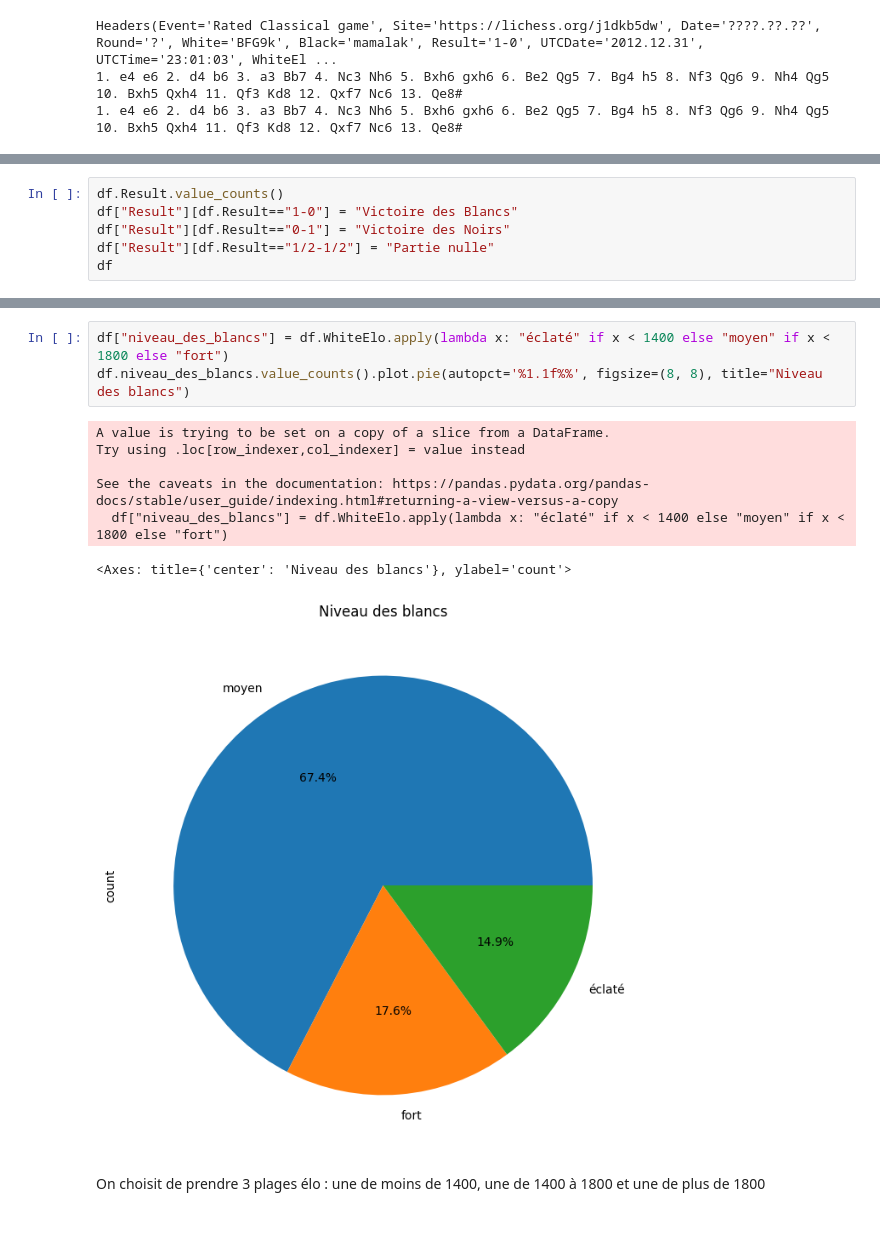
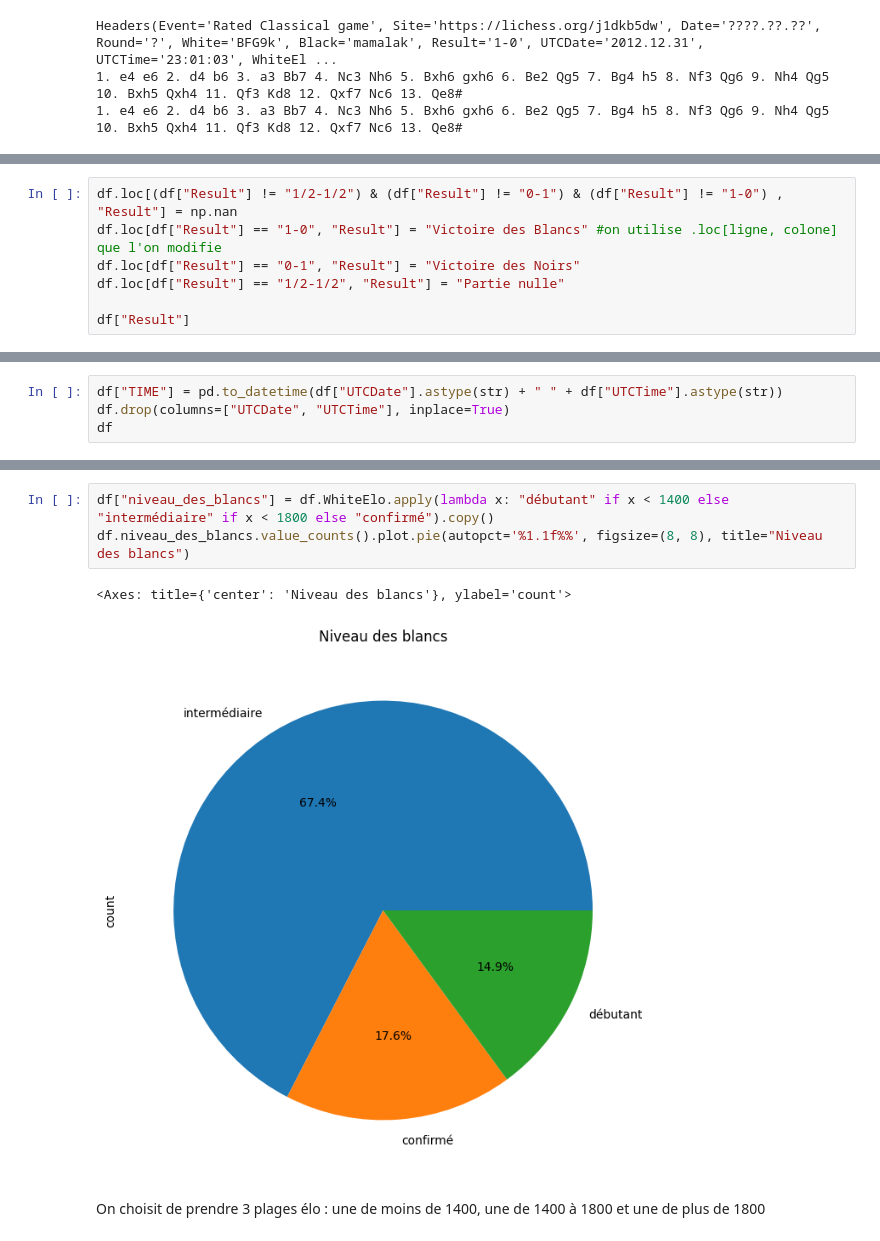
Before and after one commit to Playfaster92/chess_bot, a Jupyter notebook: read_metadata/reading_meta.ipynb, the cells around one changed output, grey strips where cells are left out. Cells and saved outputs as stored; diff of their text form.

```diff
--- a/read_metadata/reading_meta.ipynb
+++ b/read_metadata/reading_meta.ipynb
@@ -98,6 +112,0 @@ df
-# %%
-df.Result.value_counts()
-df["Result"][df.Result=="1-0"] = "Victoire des Blancs"
-df["Result"][df.Result=="0-1"] = "Victoire des Noirs"
-df["Result"][df.Result=="1/2-1/2"] = "Partie nulle"
-df
@@ -134,0 +126,7 @@ See the caveats in the documentation: https://pandas.pydata.org/pandas-docs/stab
+# %%
+df.loc[(df["Result"] != "1/2-1/2") & (df["Result"] != "0-1") & (df["Result"] != "1-0") , "Result"] = np.nan
+df.loc[df["Result"] == "1-0", "Result"] = "Victoire des Blancs" #on utilise .loc[ligne, colone] que l'on modifie
+df.loc[df["Result"] == "0-1", "Result"] = "Victoire des Noirs"
+df.loc[df["Result"] == "1/2-1/2", "Result"] = "Partie nulle"
+
+df["Result"]
@@ -134,0 +148,4 @@ See the caveats in the documentation: https://pandas.pydata.org/pandas-docs/stab
+# %%
+df["TIME"] = pd.to_datetime(df["UTCDate"].astype(str) + " " + df["UTCTime"].astype(str))
+df.drop(columns=["UTCDate", "UTCTime"], inplace=True)
+df
@@ -200,13 +219,8 @@ df[["WhiteElo","BlackElo"]].plot.hist(bins=20, alpha=0.3)
 # %%
-df["niveau_des_blancs"] = df.WhiteElo.apply(lambda x: "éclaté" if x < 1400 else "moyen" if x < 1800 else "fort")
+df["niveau_des_blancs"] = df.WhiteElo.apply(lambda x: "débutant" if x < 1400 else "intermédiaire" if x < 1800 else "confirmé").copy()
 df.niveau_des_blancs.value_counts().plot.pie(autopct='%1.1f%%', figsize=(8, 8), title="Niveau des blancs")
 # %% [output]
-A value is trying to be set on a copy of a slice from a DataFrame.
-Try using .loc[row_indexer,col_indexer] = value instead
-
-See the caveats in the documentation: https://pandas.pydata.org/pandas-docs/stable/user_guide/indexing.html#returning-a-view-versus-a-copy
-  df["niveau_des_blancs"] = df.WhiteElo.apply(lambda x: "éclaté" if x < 1400 else "moyen" if x < 1800 else "fort")
+<Axes: title={'center': 'Niveau des blancs'}, ylabel='count'>
-<Axes: title={'center': 'Niveau des blancs'}, ylabel='count'>
-[figure, old version]
+[figure, new version]
 # %% [markdown]
 On choisit de prendre 3 plages élo : une de moins de 1400, une de 1400 à 1800 et une de plus de 1800
```
Also changed, not shown: parts of 35 cells of this notebook.
